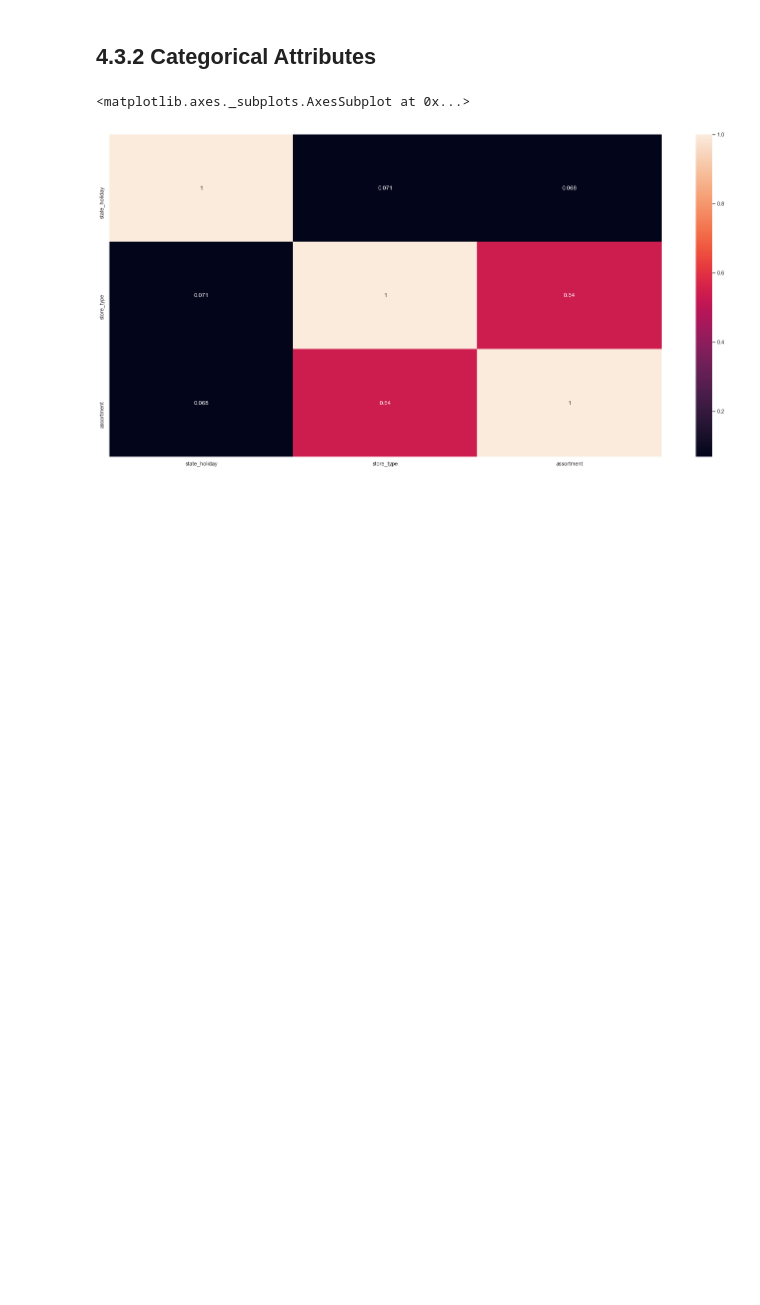
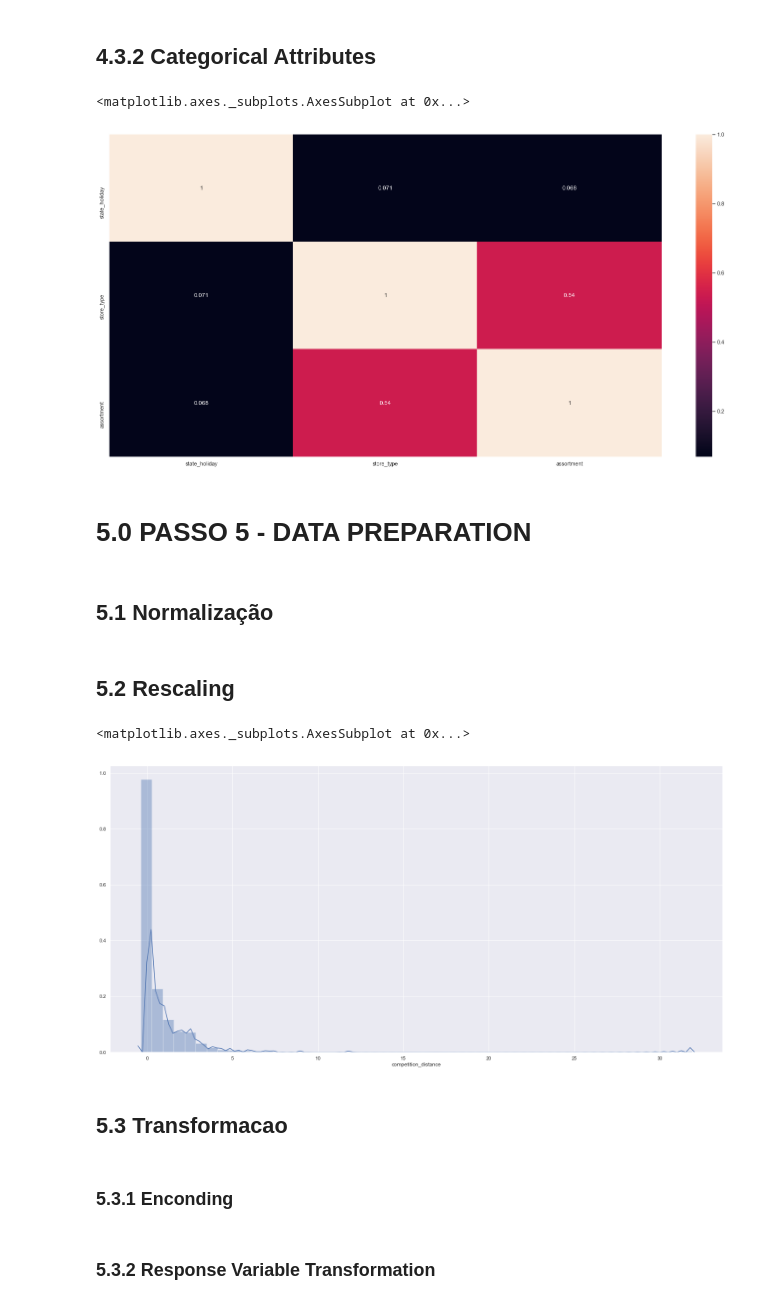
Before and after one commit to vpaula07/DataScience_Em_Producao, a Jupyter notebook: m04_v01_store_sales_prediction.ipynb, the cells around one changed output. Cells and saved outputs as stored; diff of their text form; code cells hidden in the pictures; blank space fills up the shorter version.

Commit message:
data preparation is done

```diff
--- a/m04_v01_store_sales_prediction.ipynb
+++ b/m04_v01_store_sales_prediction.ipynb
@@ -837,3 +846,11 @@ sns.heatmap(d, annot=True)
 # %% [output]
 <matplotlib.axes._subplots.AxesSubplot at 0x...>
 [figure]
+# %% [markdown]
+# 5.0 PASSO 5 - DATA PREPARATION
+# %%
+df5 = df4.copy()
+# %% [markdown]
+## 5.1 Normalização
+# %% [markdown]
+## 5.2 Rescaling
@@ -839,0 +859,5 @@ sns.heatmap(d, annot=True)
+# %%
+sns.distplot(df5['competition_distance'])
+# %% [output]
+<matplotlib.axes._subplots.AxesSubplot at 0x...>
+[figure, added]
@@ -839,0 +879,4 @@ sns.heatmap(d, annot=True)
+# %% [markdown]
+## 5.3 Transformacao
+# %% [markdown]
+### 5.3.1 Enconding
@@ -839,0 +894,2 @@ sns.heatmap(d, annot=True)
+# %% [markdown]
+### 5.3.2 Response Variable Transformation
```
Also changed, not shown: parts of 21 cells of this notebook.
